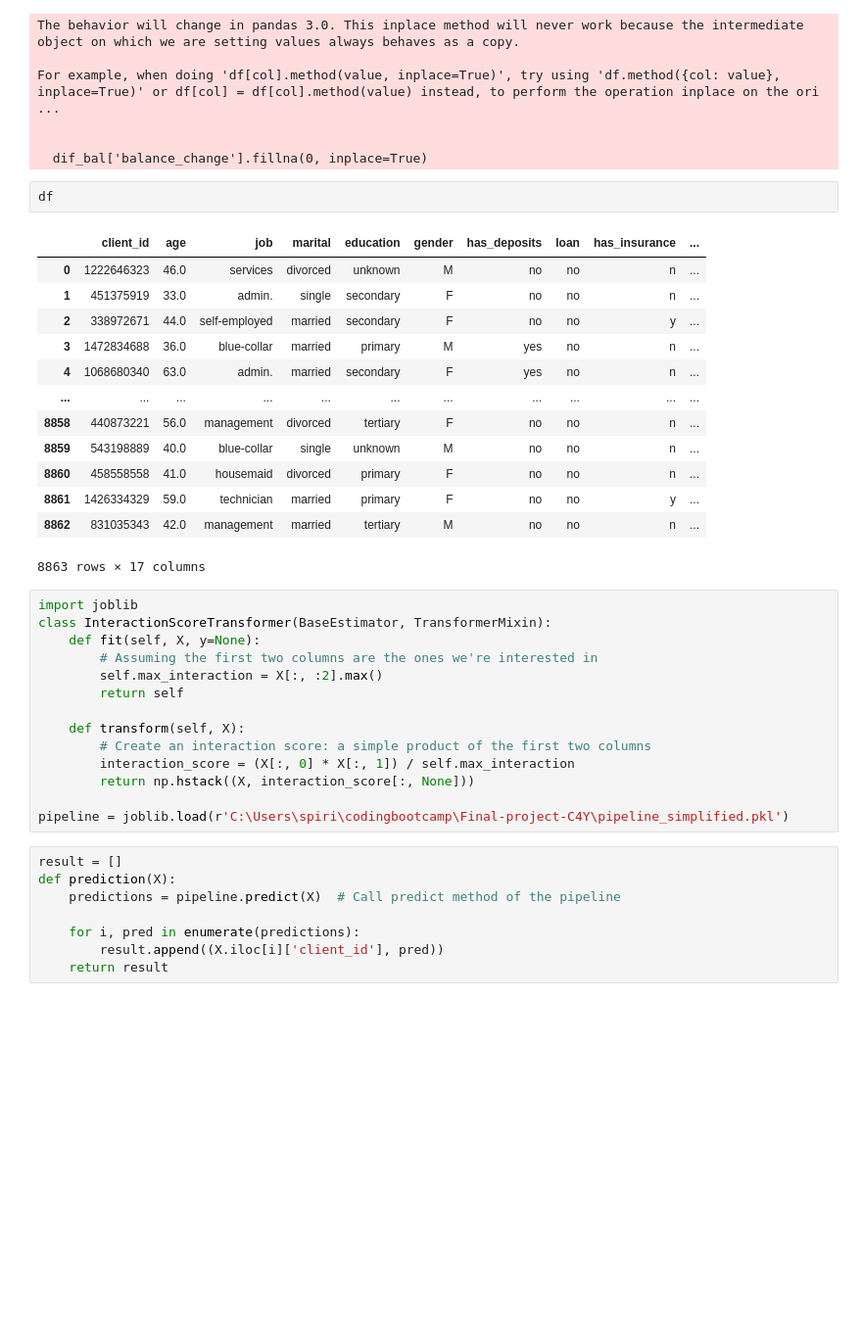
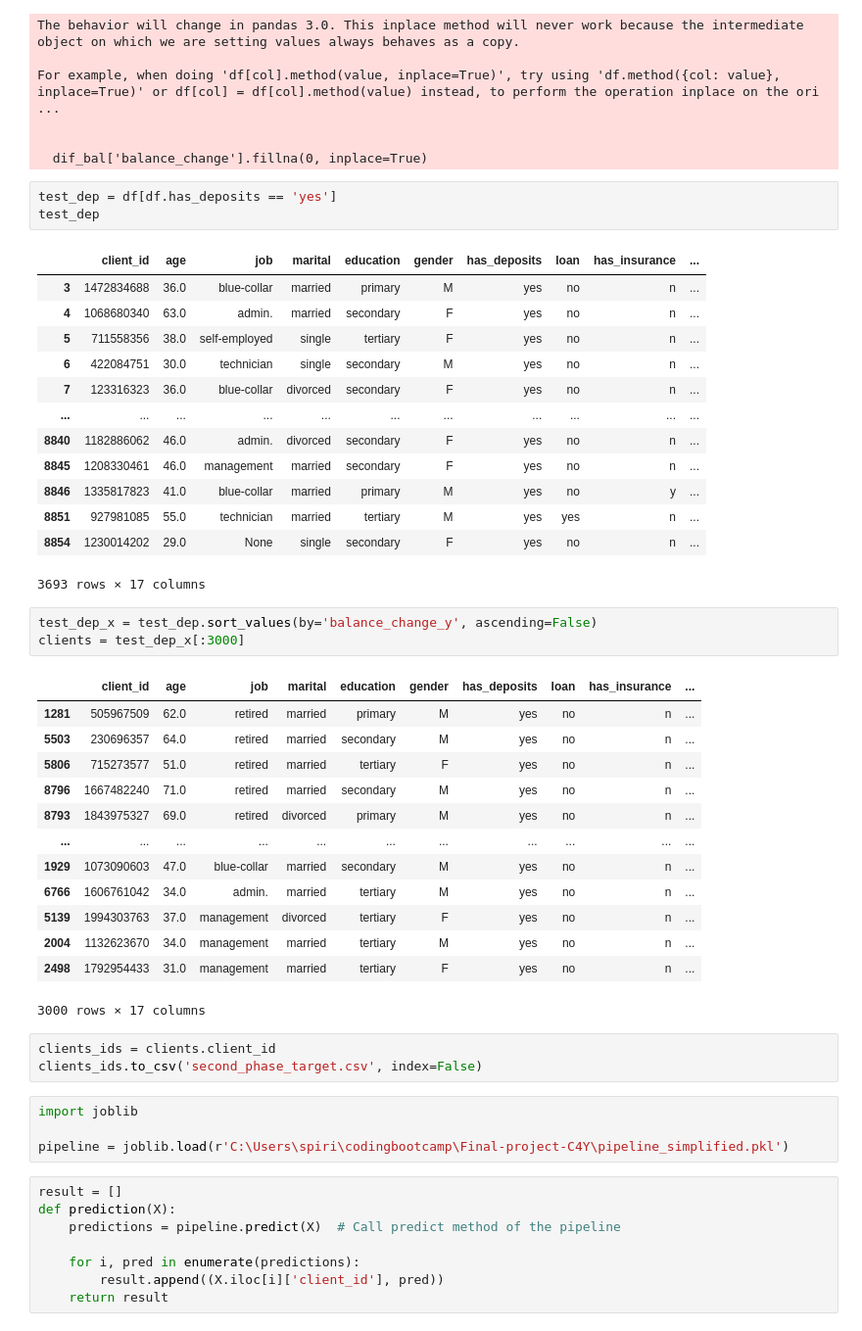
Before and after one commit to VladislavSpirydonau/Final-project-C4Y, a Jupyter notebook: client choose with simplified model.ipynb, the cells around one changed output. Shown at 98% size. Cells and saved outputs as stored; diff of their text form; blank space fills up the shorter version.

```diff
--- a/client choose with simplified model.ipynb
+++ b/client choose with simplified model.ipynb
@@ -90,36 +90,47 @@ For example, when doing 'df[col].method(value, inplace=True)', try using 'df.met
 
 
   dif_bal['balance_change'].fillna(0, inplace=True)
-# %%
-df
-# %% [output]
-|  | client_id | age | job | marital | education | gender | has_deposits | loan | has_insurance | ... |
-| 0 | 1222646323 | 46.0 | services | divorced | unknown | M | no | no | n | ... |
-| 1 | 451375919 | 33.0 | admin. | single | secondary | F | no | no | n | ... |
-| 2 | 338972671 | 44.0 | self-employed | married | secondary | F | no | no | y | ... |
-| 3 | 1472834688 | 36.0 | blue-collar | married | primary | M | yes | no | n | ... |
-| 4 | 1068680340 | 63.0 | admin. | married | secondary | F | yes | no | n | ... |
-| ... | ... | ... | ... | ... | ... | ... | ... | ... | ... | ... |
-| 8858 | 440873221 | 56.0 | management | divorced | tertiary | F | no | no | n | ... |
-| 8859 | 543198889 | 40.0 | blue-collar | single | unknown | M | no | no | n | ... |
-| 8860 | 458558558 | 41.0 | housemaid | divorced | primary | F | no | no | n | ... |
-| 8861 | 1426334329 | 59.0 | technician | married | primary | F | no | no | y | ... |
-| 8862 | 831035343 | 42.0 | management | married | tertiary | M | no | no | n | ... |
-8863 rows × 17 columns
-# %%
-import joblib
-class InteractionScoreTransformer(BaseEstimator, TransformerMixin):
-    def fit(self, X, y=None):
-        # Assuming the first two columns are the ones we're interested in
-        self.max_interaction = X[:, :2].max()
-        return self
-
-    def transform(self, X):
-        # Create an interaction score: a simple product of the first two columns
-        interaction_score = (X[:, 0] * X[:, 1]) / self.max_interaction
-        return np.hstack((X, interaction_score[:, None]))
-
-pipeline = joblib.load(r'C:\Users\spiri\codingbootcamp\Final-project-C4Y\pipeline_simplified.pkl')
+# %%
+test_dep = df[df.has_deposits == 'yes']
+test_dep
+# %% [output]
+|  | client_id | age | job | marital | education | gender | has_deposits | loan | has_insurance | ... |
+| 3 | 1472834688 | 36.0 | blue-collar | married | primary | M | yes | no | n | ... |
+| 4 | 1068680340 | 63.0 | admin. | married | secondary | F | yes | no | n | ... |
+| 5 | 711558356 | 38.0 | self-employed | single | tertiary | F | yes | no | n | ... |
+| 6 | 422084751 | 30.0 | technician | single | secondary | M | yes | no | n | ... |
+| 7 | 123316323 | 36.0 | blue-collar | divorced | secondary | F | yes | no | n | ... |
+| ... | ... | ... | ... | ... | ... | ... | ... | ... | ... | ... |
+| 8840 | 1182886062 | 46.0 | admin. | divorced | secondary | F | yes | no | n | ... |
+| 8845 | 1208330461 | 46.0 | management | married | secondary | F | yes | no | n | ... |
+| 8846 | 1335817823 | 41.0 | blue-collar | married | primary | M | yes | no | y | ... |
+| 8851 | 927981085 | 55.0 | technician | married | tertiary | M | yes | yes | n | ... |
+| 8854 | 1230014202 | 29.0 | None | single | secondary | F | yes | no | n | ... |
+3693 rows × 17 columns
+# %%
+test_dep_x = test_dep.sort_values(by='balance_change_y', ascending=False)
+clients = test_dep_x[:3000]
+# %% [output]
+|  | client_id | age | job | marital | education | gender | has_deposits | loan | has_insurance | ... |
+| 1281 | 505967509 | 62.0 | retired | married | primary | M | yes | no | n | ... |
+| 5503 | 230696357 | 64.0 | retired | married | secondary | M | yes | no | n | ... |
+| 5806 | 715273577 | 51.0 | retired | married | tertiary | F | yes | no | n | ... |
+| 8796 | 1667482240 | 71.0 | retired | married | secondary | M | yes | no | n | ... |
+| 8793 | 1843975327 | 69.0 | retired | divorced | primary | M | yes | no | n | ... |
+| ... | ... | ... | ... | ... | ... | ... | ... | ... | ... | ... |
+| 1929 | 1073090603 | 47.0 | blue-collar | married | secondary | M | yes | no | n | ... |
+| 6766 | 1606761042 | 34.0 | admin. | married | tertiary | M | yes | no | n | ... |
+| 5139 | 1994303763 | 37.0 | management | divorced | tertiary | F | yes | no | n | ... |
+| 2004 | 1132623670 | 34.0 | management | married | tertiary | M | yes | no | n | ... |
+| 2498 | 1792954433 | 31.0 | management | married | tertiary | F | yes | no | n | ... |
+3000 rows × 17 columns
+# %%
+clients_ids = clients.client_id
+clients_ids.to_csv('second_phase_target.csv', index=False)
+# %%
+import joblib
+
+pipeline = joblib.load(r'C:\Users\spiri\codingbootcamp\Final-project-C4Y\pipeline_simplified.pkl')
 # %%
 result = []
 def prediction(X):
```
Also changed, not shown: parts of 1 cell of this notebook, 3 other files.
